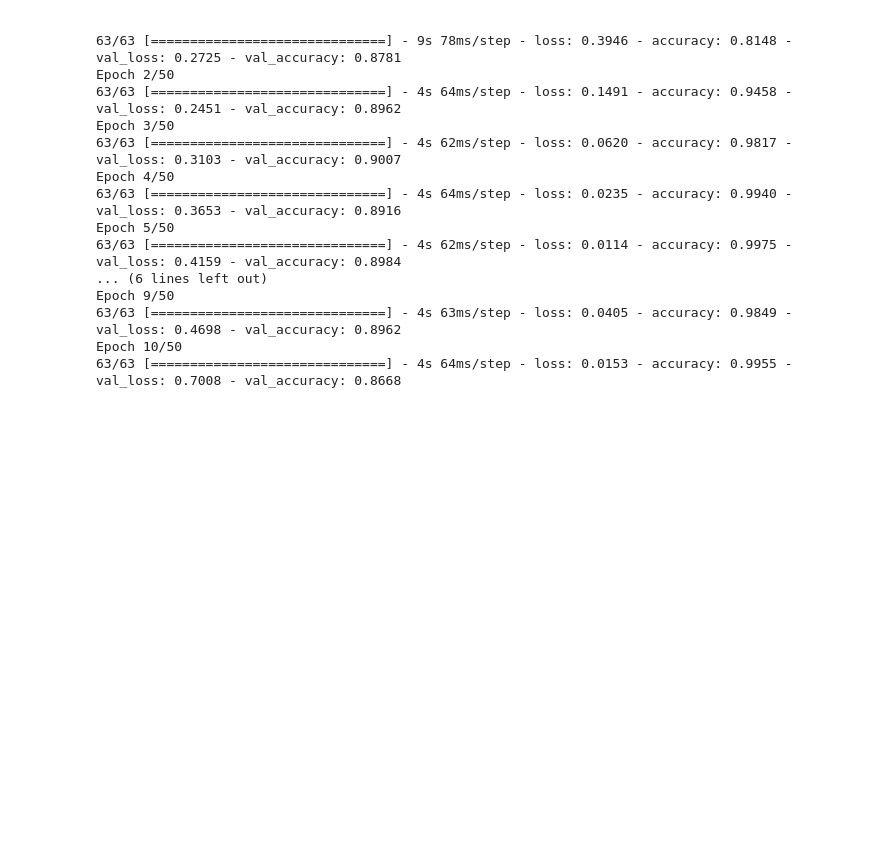
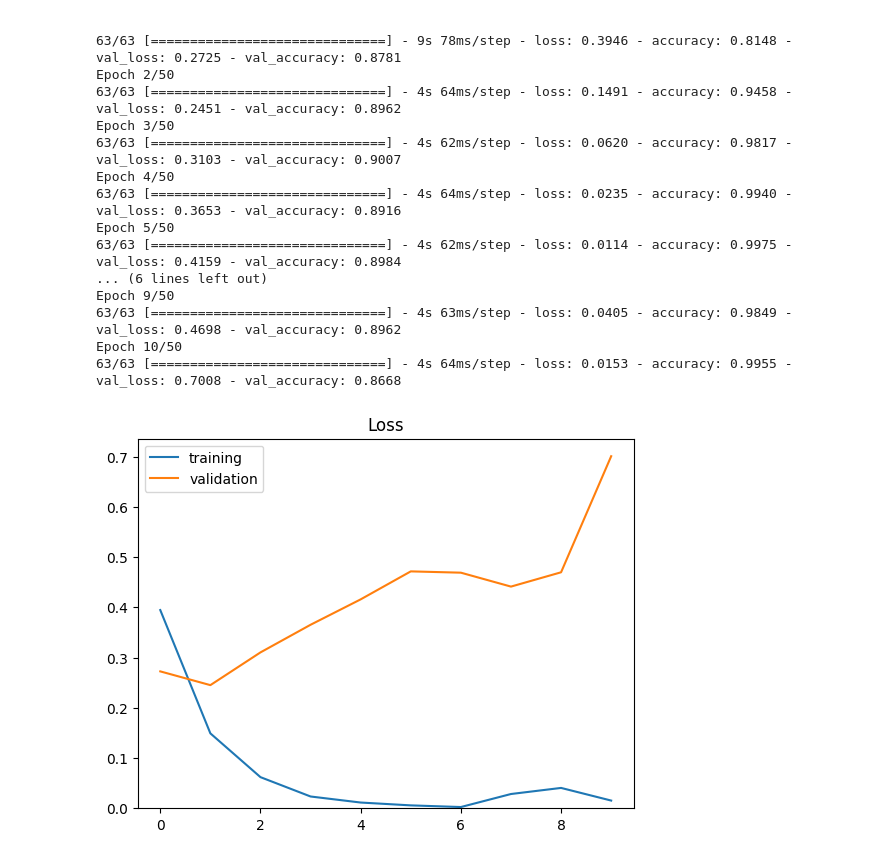
Before and after one commit to QianZeHao123/Text-Mining-and-Language-Analysis, a Jupyter notebook: workshop8/main.ipynb, the cells around one changed output. Cells and saved outputs as stored; diff of their text form; code cells hidden in the pictures; blank space fills up the shorter version.

```diff
--- a/workshop8/main.ipynb
+++ b/workshop8/main.ipynb
@@ -126,8 +126,10 @@ from keras.optimizers import Adam
 EPOCHS = 50
 BATCH_SIZE = 64
 LEARNING_RATE = 0.01
-opt = Adam(learning_rate=LEARNING_RATE) # Initialise Adam optimiser with a leanring rate of 0.01
-model.compile(loss='binary_crossentropy', optimizer=opt, metrics=['accuracy']) # Initialise model
+# Initialise Adam optimiser with a leanring rate of 0.01
+opt = Adam(learning_rate=LEARNING_RATE)
+model.compile(loss='binary_crossentropy', optimizer=opt,
+              metrics=['accuracy'])  # Initialise model
 # %%
 from keras.callbacks import EarlyStopping
 early = EarlyStopping(monitor="val_accuracy", patience=4,
@@ -155,3 +157,13 @@ Epoch 9/50
 63/63 [==============================] - 4s 63ms/step - loss: 0.0405 - accuracy: 0.9849 - val_loss: 0.4698 - val_accuracy: 0.8962
 Epoch 10/50
 63/63 [==============================] - 4s 64ms/step - loss: 0.0153 - accuracy: 0.9955 - val_loss: 0.7008 - val_accuracy: 0.8668
+# %%
+import matplotlib.pyplot as plt
+plt.title('Loss')
+plt.plot(history.history['loss'], label='training')
+plt.plot(history.history['val_loss'], label='validation')
+plt.ylim(bottom=0.0)
+plt.legend()
+plt.show()
+# %% [output]
+[figure, added]
```
Also changed, not shown: parts of 13 cells of this notebook, 1 other file.
